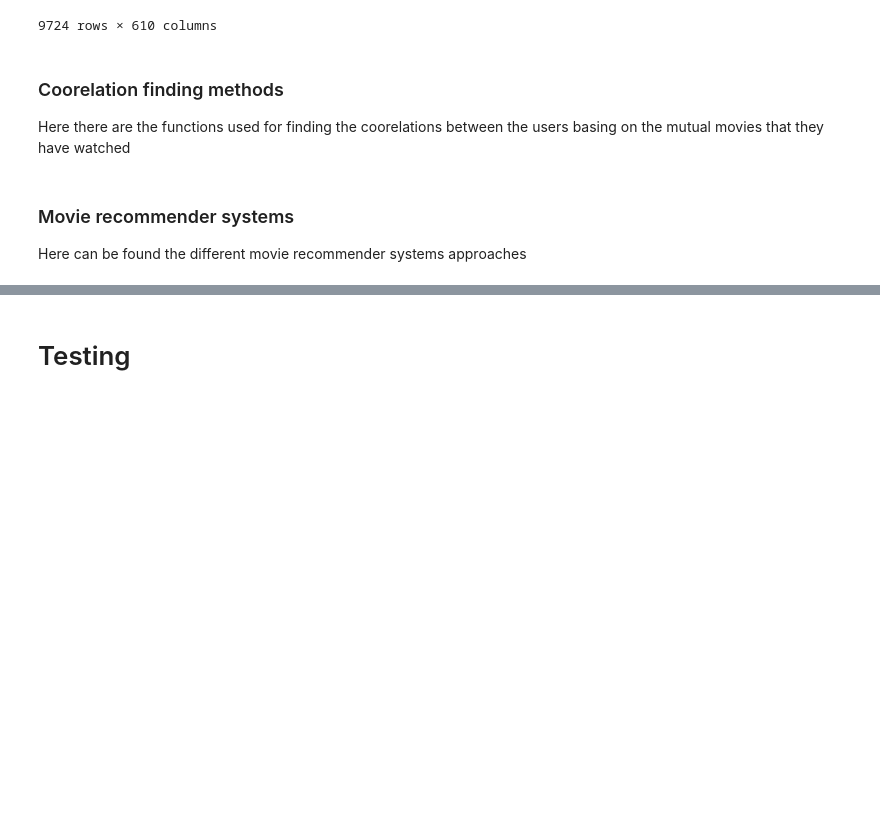
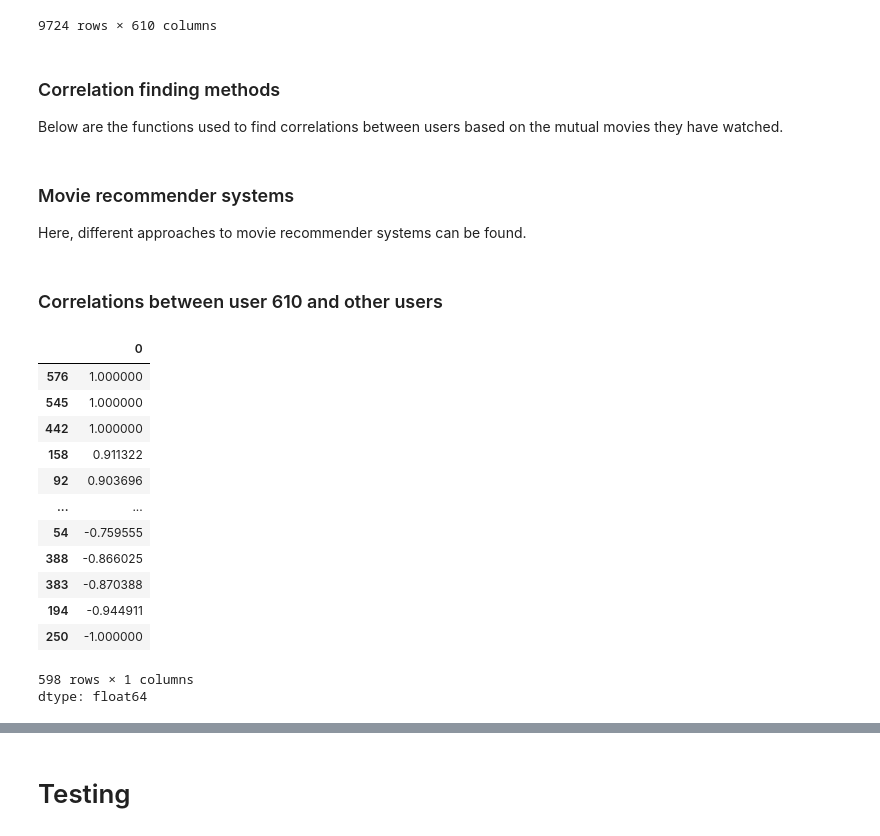
Before and after one commit to miczkejedrzej/IR, a Jupyter notebook: lab5_proj.ipynb, the cells around one changed output, grey strips where cells are left out. Cells and saved outputs as stored; diff of their text form; code cells hidden in the pictures; blank space fills up the shorter version.

```diff
--- a/lab5_proj.ipynb
+++ b/lab5_proj.ipynb
@@ -47,8 +48,8 @@ transformed_df
 | 193609 | NaN | NaN | NaN | NaN | NaN | NaN | NaN | NaN | NaN | NaN | ... | ... |
 9724 rows × 610 columns
 # %% [markdown]
-### Coorelation finding methods
-Here there are the functions used for finding the coorelations between the users basing on the mutual movies that  they have watched
+### Correlation finding methods
+Below are the functions used to find correlations between users based on the mutual movies they have watched.
 # %%
 '''the coorelation finding method which just finds the pearson coorelation between the  given user and all other users ,
 if they have at least 2 movies in common
@@ -109,5 +102,5 @@ def find_correlation_with_common_films_threshold(transformed_df:pd.DataFrame,thr
     return correlation_df
 # %% [markdown]
 ### Movie recommender systems
-Here can be found the different movie recommender systems approaches
+Here, different approaches to movie recommender systems can be found.
 # %%
@@ -417,3 +379,25 @@ def predict_scores_strict_correlation(transformed_df: pd.DataFrame, userId=610,
             valid_score = round(weighted_avg * 2) / 2
             predictions_df.loc[userId, movie] = valid_score
     return predictions_df.transpose()
+# %% [markdown]
+### Correlations between user 610 and other users
+# %%
+correlations = find_correlation(transformed_df, 610)
+correlations = correlations.sort_values(ascending=False)
+correlations = correlations.dropna()
+correlations
+# %% [output]
+|  | 0 |
+| 576 | 1.000000 |
+| 545 | 1.000000 |
+| 442 | 1.000000 |
+| 158 | 0.911322 |
+| 92 | 0.903696 |
+| ... | ... |
+| 54 | -0.759555 |
+| 388 | -0.866025 |
+| 383 | -0.870388 |
+| 194 | -0.944911 |
+| 250 | -1.000000 |
+598 rows × 1 columns
+dtype: float64
```
Also changed, not shown: parts of 54 cells of this notebook.
